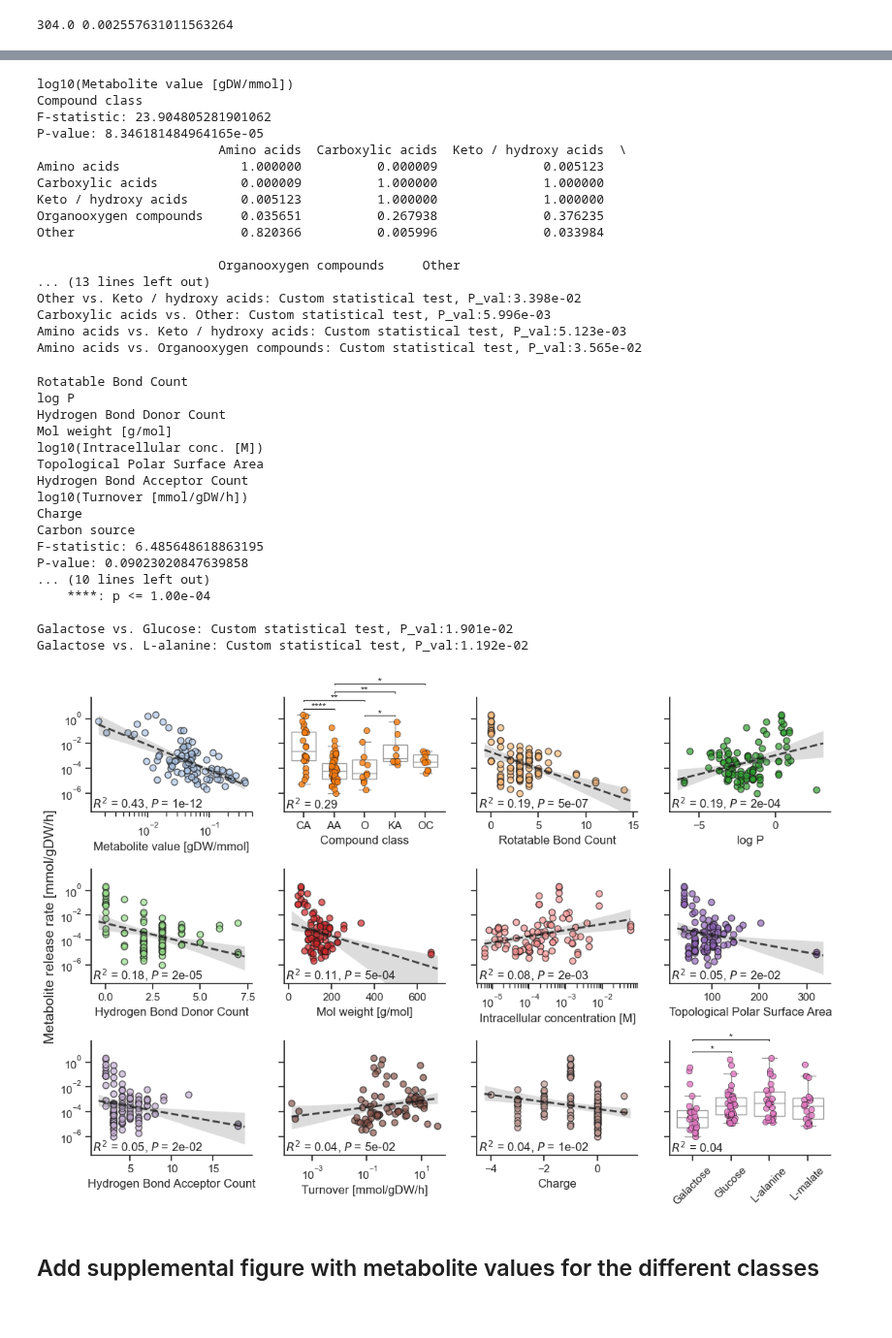
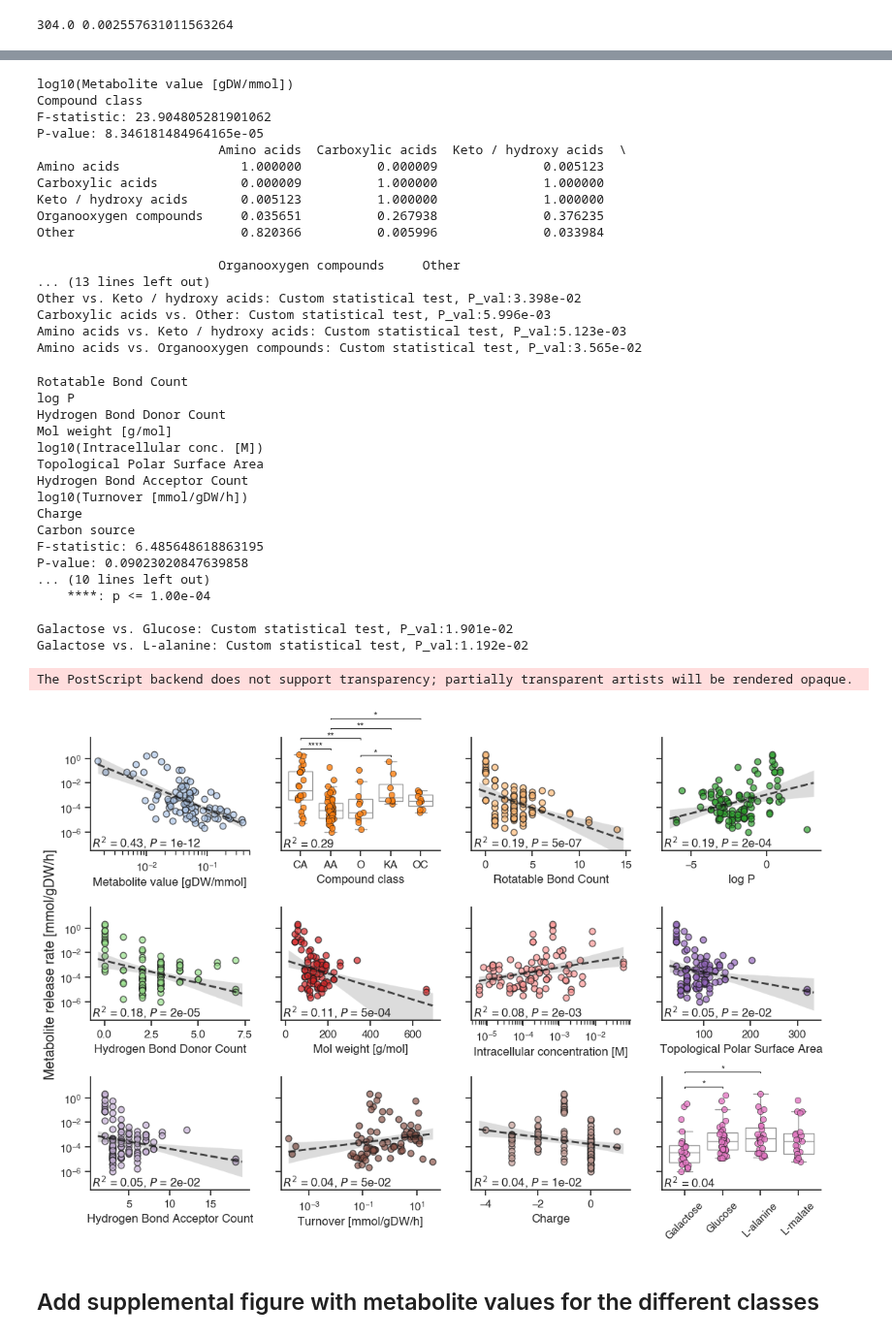
Before and after one commit to sulheim/metabolite-release, a Jupyter notebook: notebooks/1_release_rates/4_div/4D_make_figure_2.ipynb, the cells around one changed output, grey strips where cells are left out. Shown at 97% size. Saved outputs shown, nothing was run; the diff lists cells and outputs as text; code cells hidden in the pictures.

```diff
--- a/notebooks/1_release_rates/4_div/4D_make_figure_2.ipynb
+++ b/notebooks/1_release_rates/4_div/4D_make_figure_2.ipynb
@@ -14,6 +14,10 @@ sns.set_theme(font_scale = 1, style = 'ticks')
 from scikit_posthocs import posthoc_dunn, posthoc_conover
 from statannotations.Annotator import Annotator
 import itertools
+# %%
+plt.rcParams['font.family'] = 'sans-serif'
+plt.rcParams['font.sans-serif'] = 'Helvetica'
+plt.rcParams['font.monospace'] = 'Courier New'
 # %%
 git_folder = Path('../../..')
 figure_folder = git_folder / 'Figures'
@@ -132,7 +136,7 @@ summary_df = res.summary2().tables[1]  # Extract the coefficients table as a Dat
 summary_df.to_csv(figure_folder / 'ols_summary_value_group_charge.csv')
 # %%
 
-fig, ax = plt.subplots(1, figsize = (4,4))
+fig, ax = plt.subplots(1, figsize = (4,5))
 # ax.barh(y = np.arange(i+1), width = r_squared_list)
 # ax.set_yticks(np.arange(i+1), x_axis_list)
 # df_r2 = pd.DataFrame()
@@ -142,7 +146,7 @@ fig, ax = plt.subplots(1, figsize = (4,4))
 
 # Replace 'log10' in the 'Parameter' column with LaTeX-style formatting
 df_r2['Parameter name'] = df_r2['Parameter'].str.replace('log10', r'$\log_{10}$', regex=False)
-df_r2.replace({'Parameter name': {r'$\log_{10}$(Metabolite value [gDW/mmol])': r'$\log_{10}$(Met. value)',
+df_r2.replace({'Parameter name': {r'$\log_{10}$(Metabolite value [gDW/mmol])': r'$\log_{10}$(Metabolite value)',
                                   'Mol weight [g/mol]': 'Mol weight',
                                   r'$\log_{10}$(Intracellular conc. [M])': r'$\log_{10}$(Intracellular concentration)',
                                    r'$\log_{10}$(Turnover [mmol/gDW/h])':  r'$\log_{10}$(Turnover)',}}, inplace=True),
@@ -823,7 +827,7 @@ for i, xaxis in enumerate(plot_parameters):
         )
 
         annotator.set_pvalues_and_annotate(p_values)
-        ax.annotate(fr'$R^2$ = {r2_dict[xaxis]:.2f}', (0.01, 0.01), xycoords = 'axes fraction', ha = 'left', va = 'bottom')
+        ax.annotate(f'$R^2$ = {r2_dict[xaxis]:.2f}', (0.01, 0.01), xycoords = 'axes fraction', ha = 'left', va = 'bottom')
 
         if xaxis == 'Compound class':
             ax.set_xticklabels([short_cclass[x.get_text()] for x in ax.get_xticklabels()],size = 11)
@@ -870,7 +874,7 @@ for i, xaxis in enumerate(plot_parameters):
 
         slope, intercept, rvalue, pvalue, _ = linregress(df_mean.loc[idx, xaxis].values, df_mean.loc[idx, logyaxis].values)
         # ax.annotate(fr'$\rho$ = {rvalue:.2f}', (0.6, 0.9), xycoords = 'axes fraction')
-        ax.annotate(fr'$R^2$ = {r2_dict[xaxis]:.2f}, $P$ = {pvalue:.0e}', (0.01, 0.01), xycoords = 'axes fraction', ha = 'left', va = 'bottom')
+        ax.annotate(f'$R^2$ = {r2_dict[xaxis]:.2f}, $P$ = {pvalue:.0e}', (0.01, 0.01), xycoords = 'axes fraction', ha = 'left', va = 'bottom')
         ax.set_xlabel(ax.get_xlabel().replace('log10', r'$\rm{log_{10}}$'),size = 12)
     ax.set_ylabel("")
 
@@ -893,34 +897,35 @@ P-value: 8.346181484964165e-05
                         Amino acids  Carboxylic acids  Keto / hydroxy acids  \
 Amino acids                1.000000          0.000009              0.005123
 Carboxylic acids           0.000009          1.000000              1.000000
 Keto / hydroxy acids       0.005123          1.000000              1.000000
 Organooxygen compounds     0.035651          0.267938              0.376235
 Other                      0.820366          0.005996              0.033984
 
                         Organooxygen compounds     Other
 ... (13 lines left out)
 Other vs. Keto / hydroxy acids: Custom statistical test, P_val:3.398e-02
 Carboxylic acids vs. Other: Custom statistical test, P_val:5.996e-03
 Amino acids vs. Keto / hydroxy acids: Custom statistical test, P_val:5.123e-03
 Amino acids vs. Organooxygen compounds: Custom statistical test, P_val:3.565e-02
 Rotatable Bond Count
 log P
 Hydrogen Bond Donor Count
 Mol weight [g/mol]
 log10(Intracellular conc. [M])
 Topological Polar Surface Area
 Hydrogen Bond Acceptor Count
 log10(Turnover [mmol/gDW/h])
 Charge
 Carbon source
 F-statistic: 6.485648618863195
 P-value: 0.09023020847639858
 ... (10 lines left out)
     ****: p <= 1.00e-04
 
 Galactose vs. Glucose: Custom statistical test, P_val:1.901e-02
 Galactose vs. L-alanine: Custom statistical test, P_val:1.192e-02
+The PostScript backend does not support transparency; partially transparent artists will be rendered opaque.
-[figure, old version]
+[figure, new version]
 # %% [markdown]
 ## Add supplemental figure with metabolite values for the different classes
 # %%
```
Also changed, not shown: parts of 11 cells of this notebook, 7 other files.
